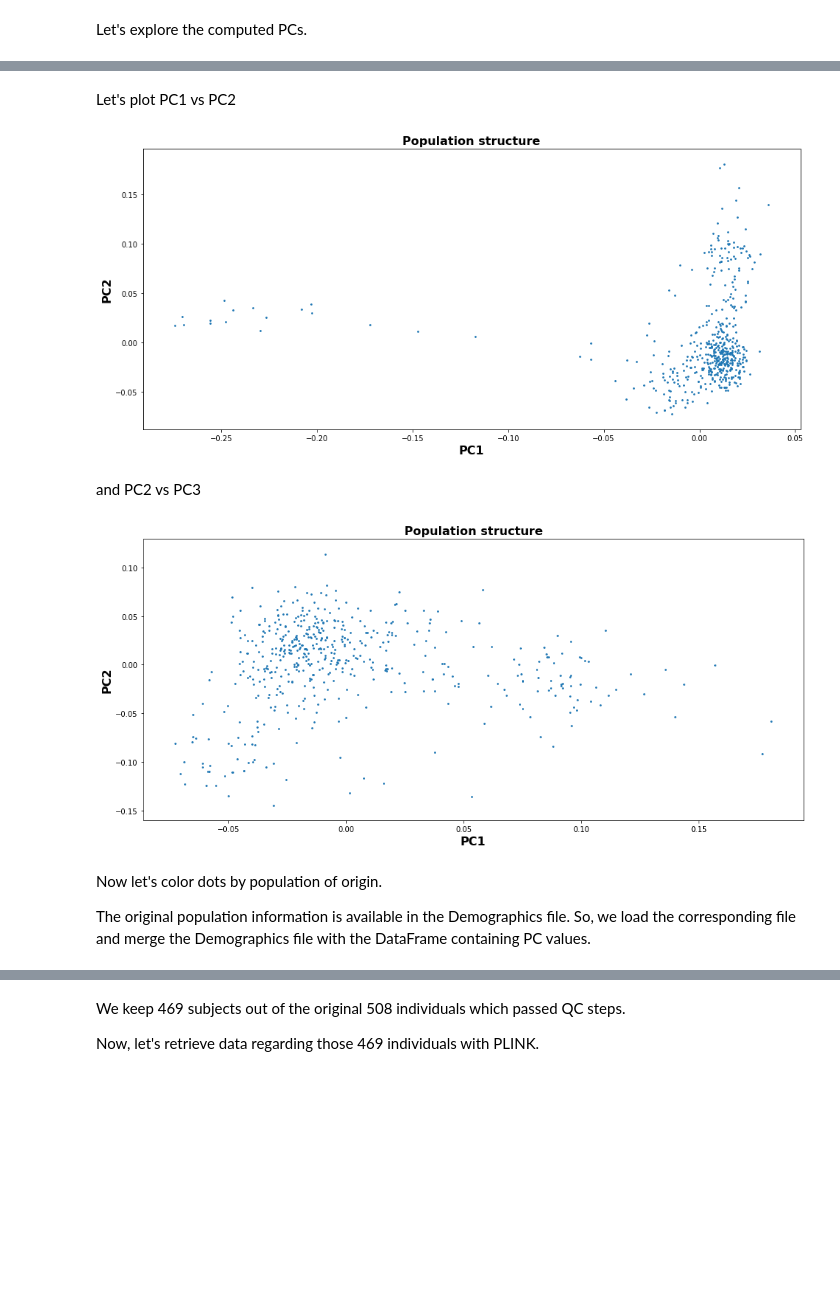
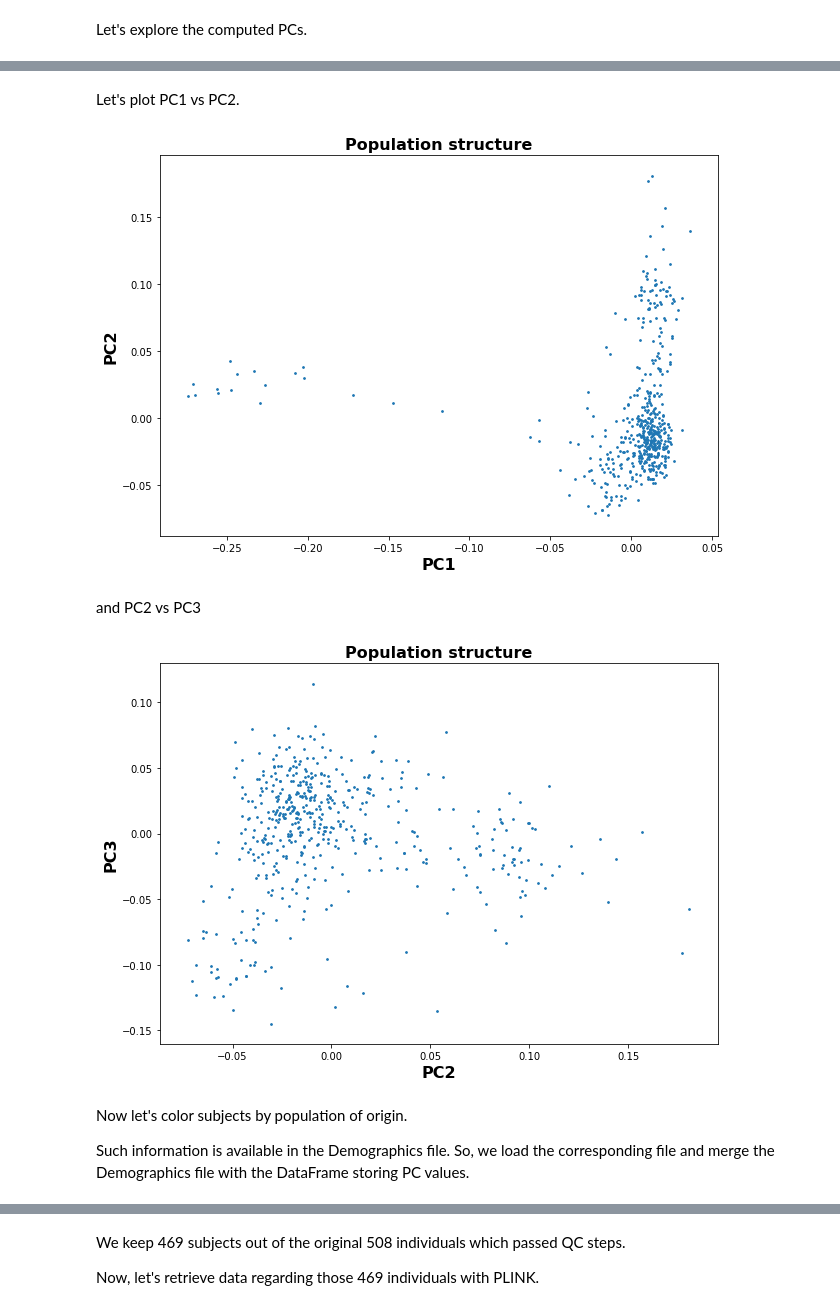
Before and after one commit to InfOmics/MUVIG, a Jupyter notebook: src/1-Preprocessing/2-QC_PCA.ipynb, the cells around one changed output, grey strips where cells are left out. Cells and saved outputs as stored; diff of their text form; code cells hidden in the pictures; blank space fills up the shorter version.

```diff
--- a/src/1-Preprocessing/2-QC_PCA.ipynb
+++ b/src/1-Preprocessing/2-QC_PCA.ipynb
@@ -296,32 +303,32 @@ ppmi_pca.head(n=15)
 15 rows × 22 columns
 # %% [markdown]
-Let's plot PC1 vs PC2
+Let's plot PC1 vs PC2.
 # %%
 #make a scatter plot of PC1 vs PC2
-plt.figure(figsize=(16, 7))
+plt.figure(figsize=(10, 7))
 plt.scatter(ppmi_pca.PC1, ppmi_pca.PC2.values, s=3)
 plt.title('Population structure', fontweight="bold", fontsize=16)
 plt.xlabel('PC1', fontweight="bold", fontsize=16)
 plt.ylabel('PC2', fontweight="bold", fontsize=16)
 plt.show()
 # %% [output]
-[figure, old version]
+[figure, new version]
 # %% [markdown]
 and PC2 vs PC3
 # %%
-#make a scatter plot of PC1 vs PC2
-plt.figure(figsize=(16, 7))
+#make a scatter plot of PC2 vs PC3
+plt.figure(figsize=(10, 7))
 plt.scatter(ppmi_pca.PC2, ppmi_pca.PC3.values, s=3)
 plt.title('Population structure', fontweight="bold", fontsize=16)
-plt.xlabel('PC1', fontweight="bold", fontsize=16)
-plt.ylabel('PC2', fontweight="bold", fontsize=16)
+plt.xlabel('PC2', fontweight="bold", fontsize=16)
+plt.ylabel('PC3', fontweight="bold", fontsize=16)
 plt.show()
 # %% [output]
-[figure, old version]
+[figure, new version]
 # %% [markdown]
-Now let's color dots by population of origin.
+Now let's color subjects by population of origin.
 
-The original population information is available in the Demographics file. So, we load the corresponding file and merge the Demographics file with the DataFrame containing PC values.
+Such information is available in the Demographics file. So, we load the corresponding file and merge the Demographics file with the DataFrame storing PC values.
 # %%
 demo_fn = "../../data/patient_docs/Screening___Demographics.csv"
 demo = pd.read_csv(demo_fn)
```
Also changed, not shown: parts of 47 cells of this notebook, 4 other files.
